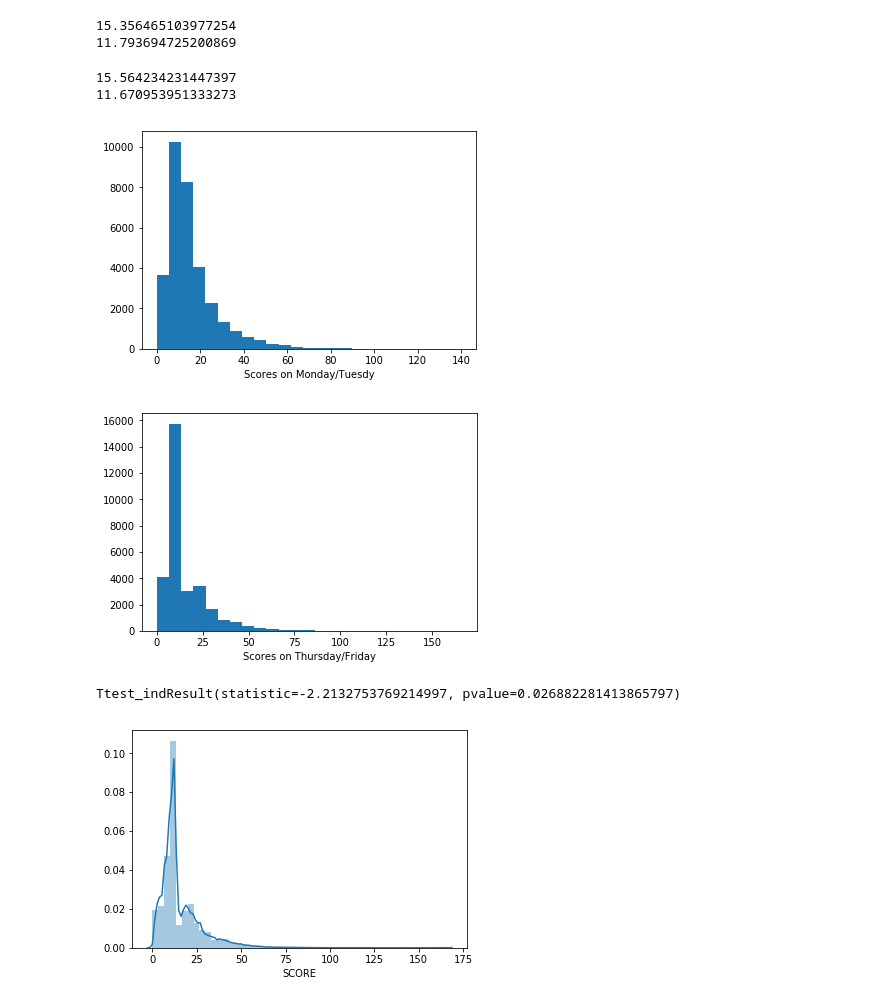
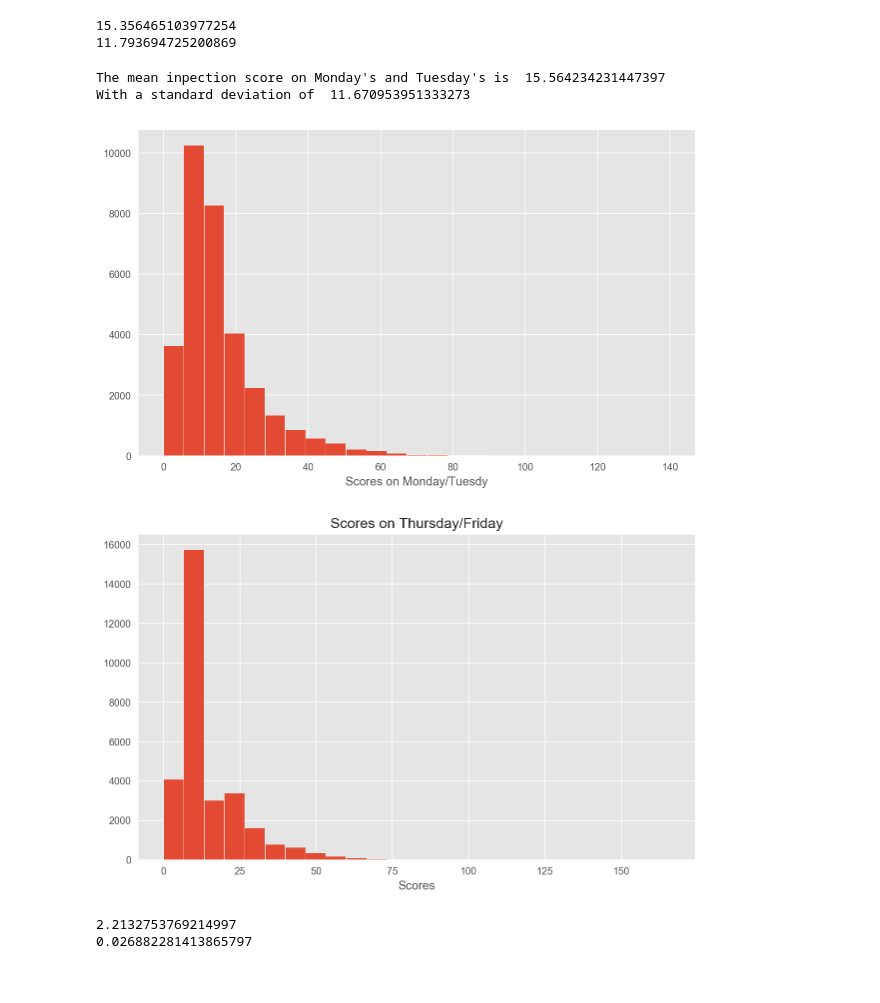
Before and after one commit to robblatt/Restaurant-Hypothesis-Testing, a Jupyter notebook: unique_insp.ipynb, the cells around one changed output. Cells and saved outputs as stored; diff of their text form; code cells hidden in the pictures.

```diff
--- a/unique_insp.ipynb
+++ b/unique_insp.ipynb
@@ -19,6 +19,10 @@ from scipy import stats
 import seaborn as sns
 import matplotlib.pyplot as plt
 %matplotlib inline
+
+sns.set_style('whitegrid')
+
+%config InlineBackend.figure_format = 'retina'
 # %%
 # This is the truncated version of the larger file
 df = pd.read_csv('health inspection.csv', parse_dates=['inspection_date'])
@@ -401,26 +452,29 @@ print(thurfri.std())
 15.356465103977254
 11.793694725200869
 # %%
-print(montue.mean())#mon/tues have higher scores
-print(montue.std())
+print("The mean inpection score on Monday's and Tuesday's is ", montue.mean())#mon/tues have higher scores
+print("With a standard deviation of ",montue.std())
 # %% [output]
-15.564234231447397
-11.670953951333273
+The mean inpection score on Monday's and Tuesday's is  15.564234231447397
+With a standard deviation of  11.670953951333273
 # %%
+plt.style.use('ggplot')
+plt.figure(figsize=(10, 6))
 plt.hist(mt, bins=25)
 plt.xlabel('Scores on Monday/Tuesdy');
 # %% [output]
-[figure, old version]
+[figure, new version]
 # %%
+plt.figure(figsize=(10, 6))
 plt.hist(tf, bins=25)
-plt.xlabel('Scores on Thursday/Friday');
+plt.title('Scores on Thursday/Friday')
+plt.xlabel('Scores');
 # %% [output]
-[figure, old version]
+[figure, new version]
-# %%
-stats.ttest_ind(thurfri, montue, equal_var=False)
-# %% [output]
-Ttest_indResult(statistic=-2.2132753769214997, pvalue=0.026882281413865797)
-# %%
-sns.distplot(merge_1.SCORE);
-# %% [output]
-[figure, removed]
+# %%
+t_stat, p_value = stats.ttest_ind(montue, thurfri, equal_var=False)
+print(t_stat)
+print(p_value)
+# %% [output]
+2.2132753769214997
+0.026882281413865797
```
Also changed, not shown: parts of 18 cells of this notebook, 3 other files.
